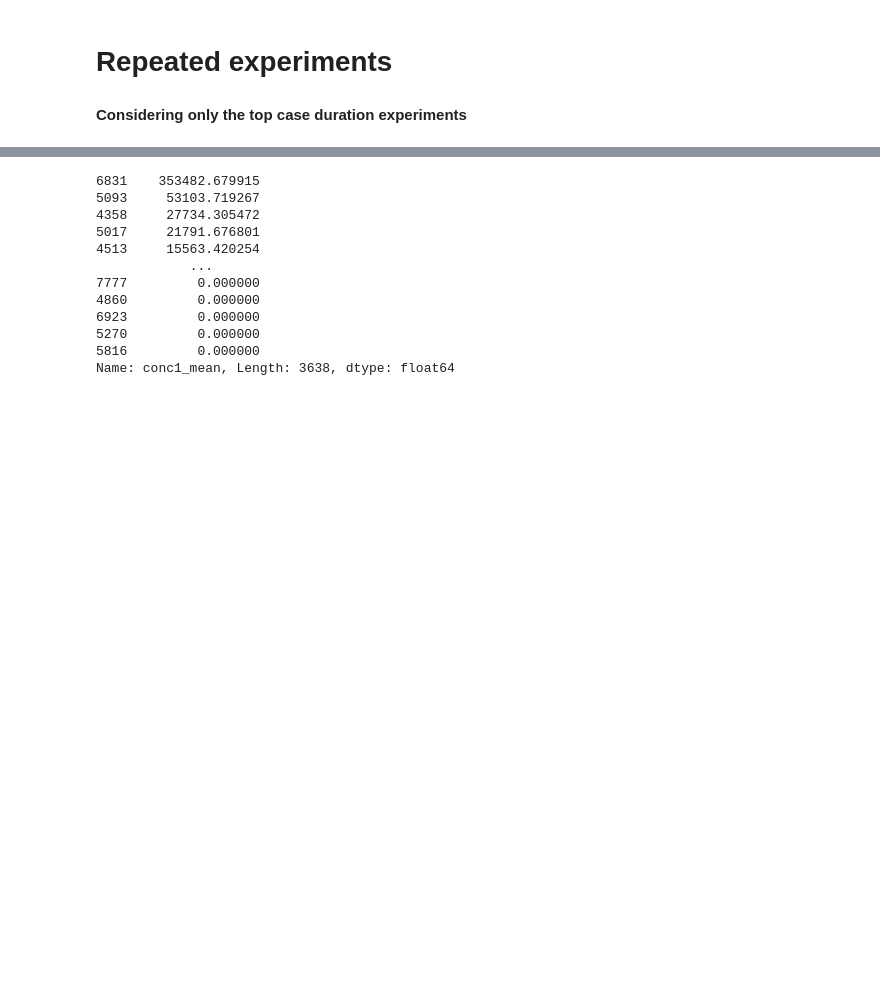
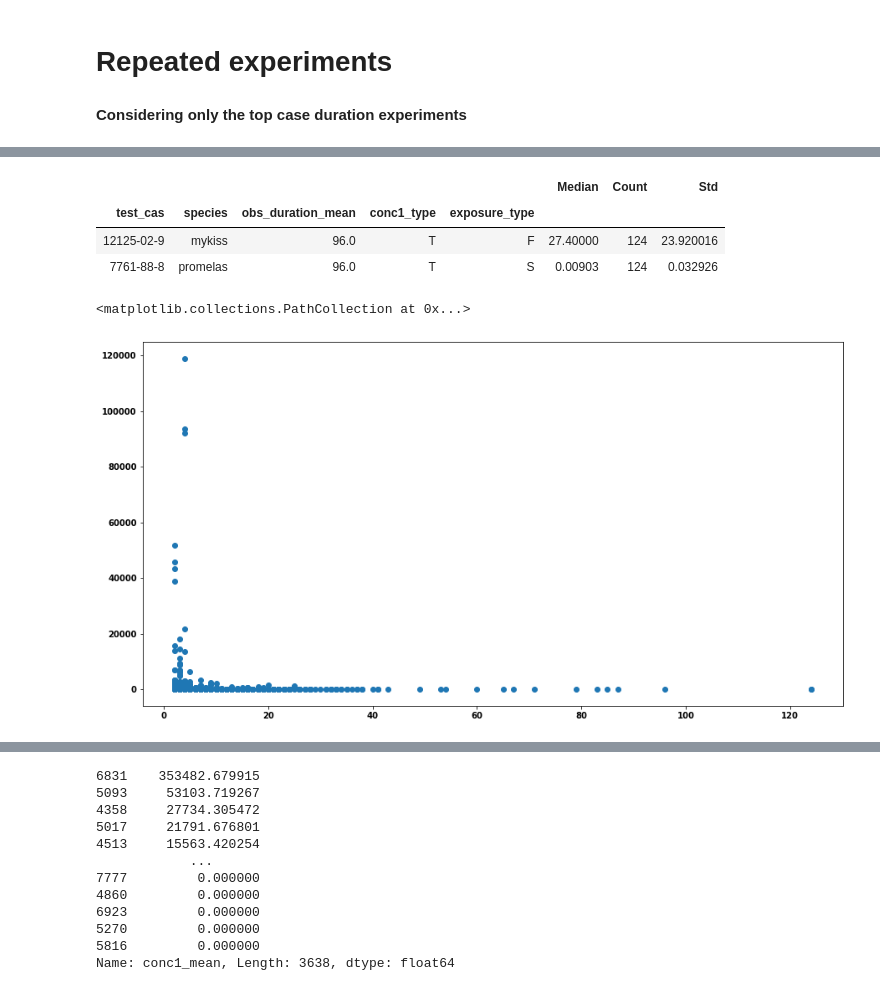
Before and after one commit to manuleo/ML_Toxicology_Testing, a Jupyter notebook: Repeated_Experiments.ipynb, the cells around one changed output, grey strips where cells are left out. Cells and saved outputs as stored; diff of their text form; code cells hidden in the pictures; blank space fills up the shorter version.

```diff
--- a/Repeated_Experiments.ipynb
+++ b/Repeated_Experiments.ipynb
@@ -45,0 +71,14 @@ base_db.index.size
+# %%
+c_exp[c_exp.Count>120]
+# %% [output]
+|  |  |  |  |  | Median | Count | Std |
+| test_cas | species | obs_duration_mean | conc1_type | exposure_type |  |  |  |
+| 12125-02-9 | mykiss | 96.0 | T | F | 27.40000 | 124 | 23.920016 |
+| 7761-88-8 | promelas | 96.0 | T | S | 0.00903 | 124 | 0.032926 |
+# %%
+plt.scatter(x=c_exp.Count, y=c_exp.Std)
+#plt.xlim(1.5, 10.5)
+#plt.ylim(-10,1000)
+# %% [output]
+<matplotlib.collections.PathCollection at 0x...>
+[figure, added]
```
Also changed, not shown: parts of 12 cells of this notebook.
